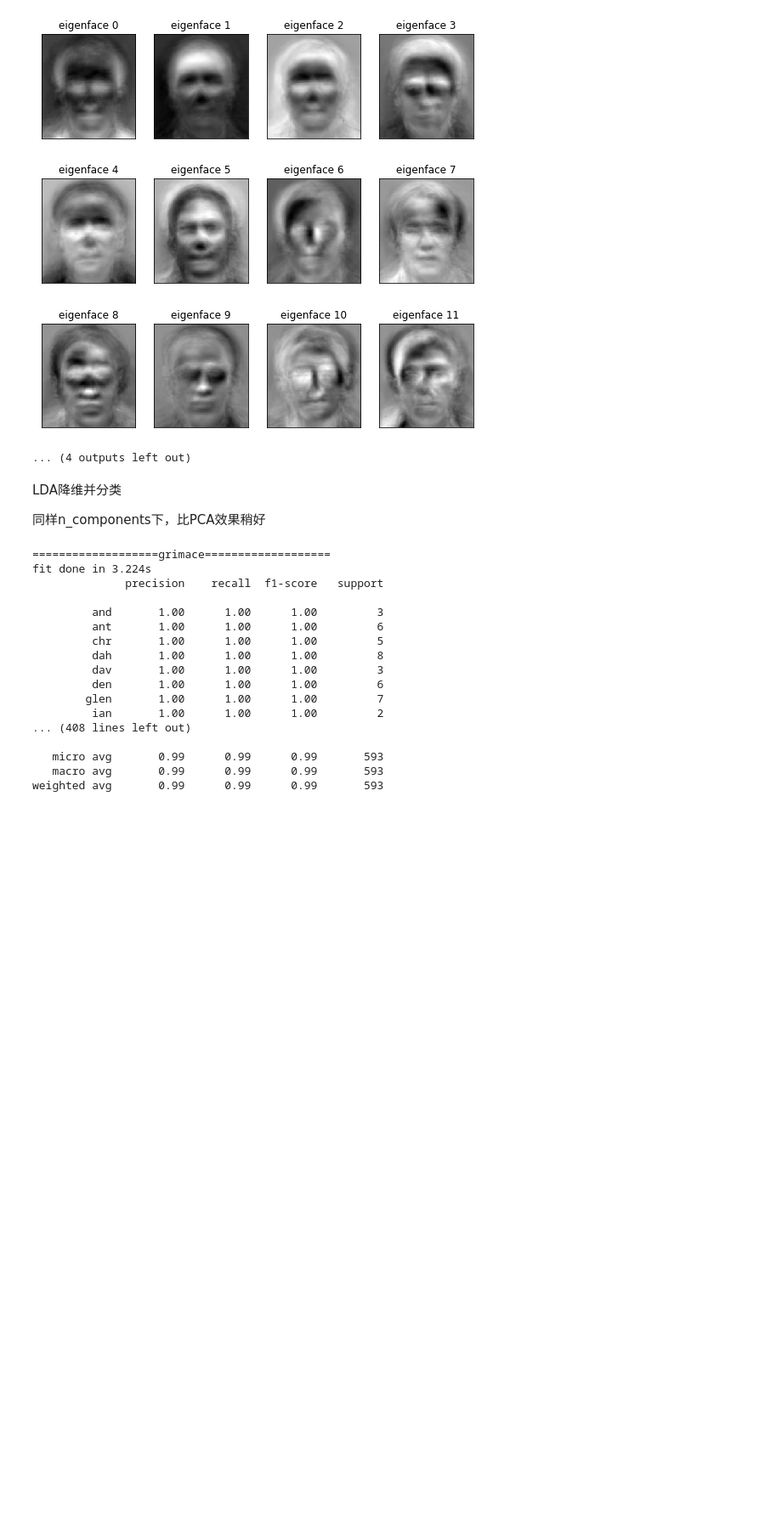
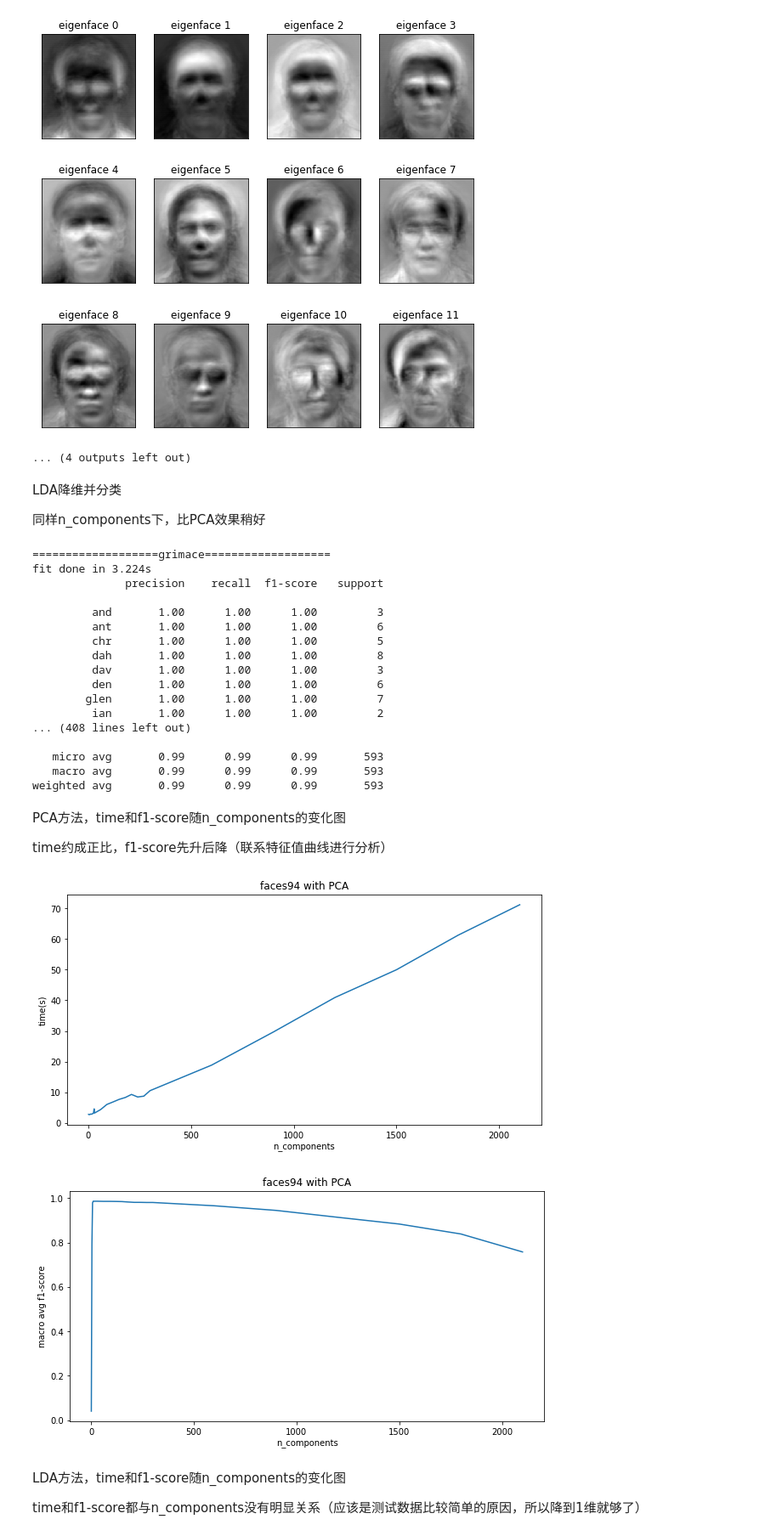
Before and after one commit to windrises/pattern_recognition, a Jupyter notebook: face_recognition/Face_Recognition_Data_PCA-LDA.ipynb, the cells around one changed output. Shown at 85% size. Cells and saved outputs as stored; diff of their text form; code cells hidden in the pictures; blank space fills up the shorter version.

```diff
--- a/face_recognition/Face_Recognition_Data_PCA-LDA.ipynb
+++ b/face_recognition/Face_Recognition_Data_PCA-LDA.ipynb
@@ -233,3 +229,7 @@ fit done in 3.224s
    micro avg       0.99      0.99      0.99       593
    macro avg       0.99      0.99      0.99       593
 weighted avg       0.99      0.99      0.99       593
+# %% [markdown]
+PCA方法，time和f1-score随n_components的变化图
+
+time约成正比，f1-score先升后降（联系特征值曲线进行分析）
@@ -235,0 +286,21 @@ weighted avg       0.99      0.99      0.99       593
+# %%
+plt.figure(figsize=(10,5))
+plt.plot(time_x, time_y)
+# plt.axis([0,300,0,5])
+plt.ylabel('time(s)')
+plt.xlabel('n_components')
+plt.title('faces94 with PCA')
+plt.figure(figsize=(10,5))
+plt.plot(time_x, [x['macro avg']['f1-score'] for x in all_report])
+# plt.axis([0,50,0,1])
+plt.ylabel('macro avg f1-score')
+plt.xlabel('n_components')
+plt.title('faces94 with PCA')
+plt.show()
+# %% [output]
+[figure, added]
+[figure, added]
+# %% [markdown]
+LDA方法，time和f1-score随n_components的变化图
+
+time和f1-score都与n_components没有明显关系（应该是测试数据比较简单的原因，所以降到1维就够了）
```
Also changed, not shown: parts of 7 cells of this notebook, 1 other file.
